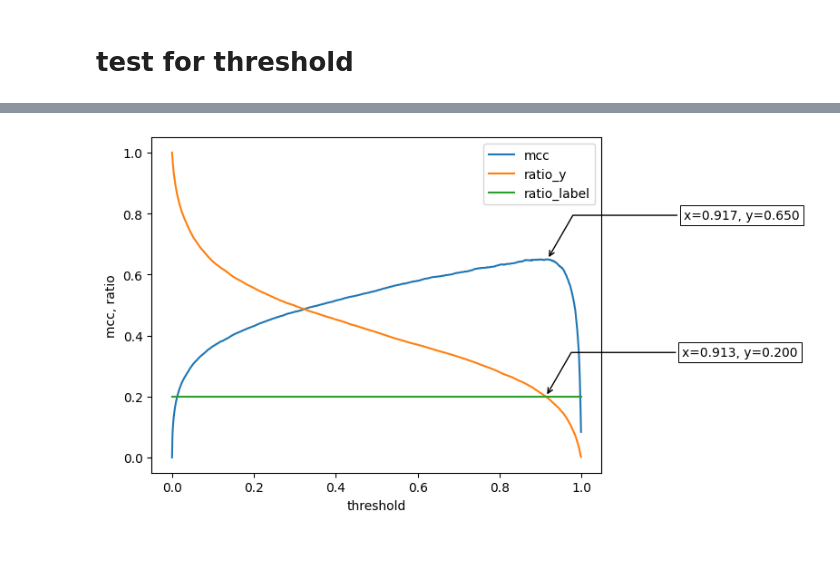
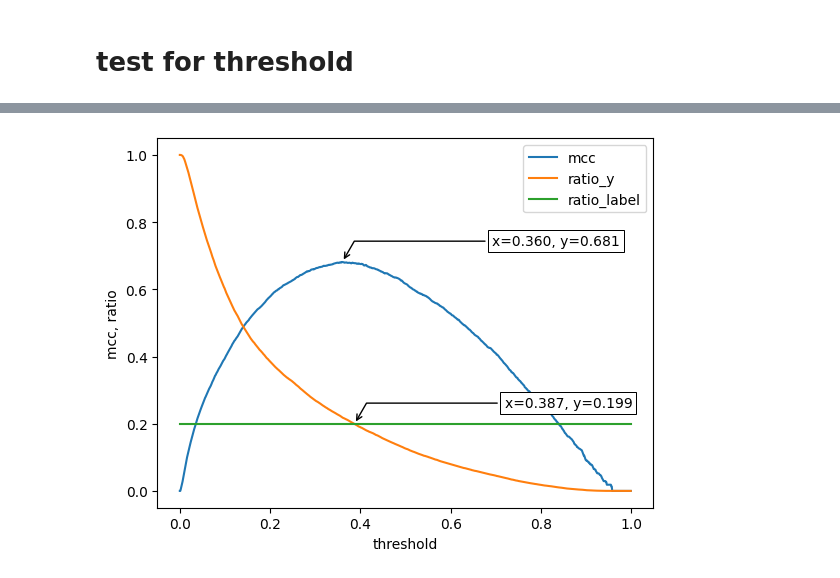
Before and after one commit to keechang-choi/kaggle-NFL-contact-detection, a Jupyter notebook: playground/submission-template.ipynb, the cells around one changed output, grey strips where cells are left out. Drawn from its saved outputs; the diff is of its cells as text; code cells hidden in the pictures; blank space fills up the shorter version.

```diff
--- a/playground/submission-template.ipynb
+++ b/playground/submission-template.ipynb
@@ -36,7 +36,7 @@ CFG["dataset_params"]["data_dir"] = os.path.join(BASE_PATH, "data")
 CFG["dataset_params"]["preprocess_result_dir"] = os.path.join(BASE_PATH, "data/processed")
 CFG["is_prediction"] = True
 CFG["reproduce_processed_data"] = False
-CFG["threshold"] = 0.357
+CFG["threshold"] = 0.360
 CFG["dataset_params"]["data_filter"] = "players"
 # %%
 seed_everything(CFG['seed'])
@@ -139,11 +139,11 @@ sub.head()
 # %% [markdown]
 # players - Ground 분리
 # %%
-CFG["threshold"] = 0.209
+CFG["threshold"] = 0.381
 CFG["dataset_params"]["data_filter"] = "ground-only"
 saved_model_path = os.path.join(
     BASE_PATH,
-    "epoch-4-step-50850-012821.ckpt"
+    "epoch-8-model-C-ground-only-020220.ckpt"
 )
 
 model_name = f"{CFG['model_name']}-{CFG['model_version']}"
@@ -312,28 +312,28 @@ ratio_labels = np.array(ratio_labels)
 # %%
 import matplotlib.pyplot as plt
 fig, ax = plt.subplots()
 ax.plot(thresholds, mccs, label="mcc")
 ax.plot(thresholds, ratio_y, label="ratio_y")
 ax.plot(thresholds, ratio_labels, label="ratio_label")
 ax.set_xlabel("threshold")
 ax.set_ylabel("mcc, ratio")
 ax.legend()
 
 def annot_max(x,y, ax=None):
     xmax = x[np.argmax(y)]
     ymax = y.max()
     text= "x={:.3f}, y={:.3f}".format(xmax, ymax)
     if not ax:
         ax=plt.gca()
     bbox_props = dict(boxstyle="square,pad=0.3", fc="w", ec="k", lw=0.72)
     arrowprops=dict(arrowstyle="->",connectionstyle="angle,angleA=0,angleB=60")
     kw = dict(xycoords='data',textcoords="offset points",
               arrowprops=arrowprops, bbox=bbox_props, ha="right", va="top")
-    ax.annotate(text, xy=(xmax, ymax), xytext=(200, 40), **kw)
+    ax.annotate(text, xy=(xmax, ymax), xytext=(200, 20), **kw)
 
 
 annot_max(thresholds, mccs)
 annot_max(thresholds, ratio_labels - np.abs(ratio_y - ratio_labels))
 plt.show()
 # %% [output]
-[figure, old version]
+[figure, new version]
```
Also changed, not shown: parts of 2 cells of this notebook, 3 other files.
